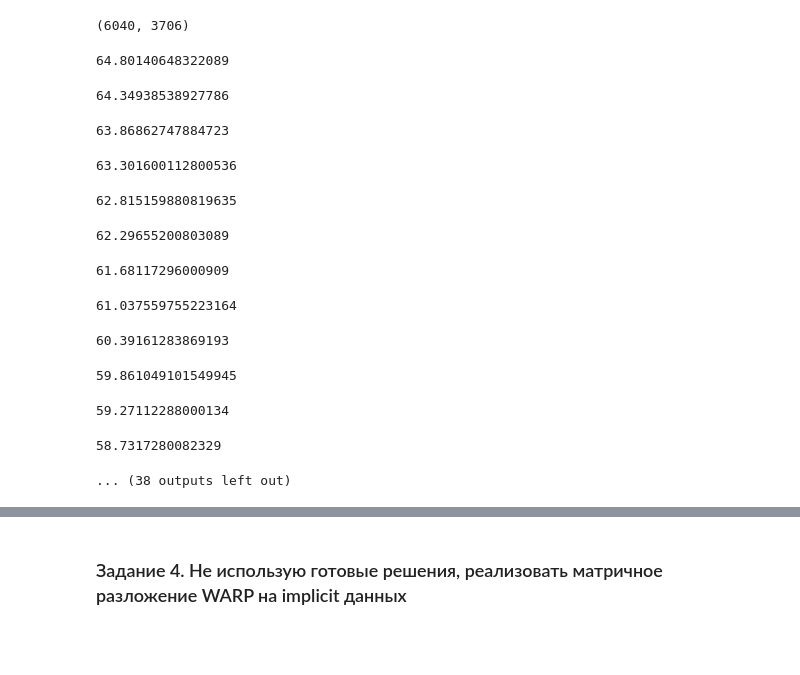
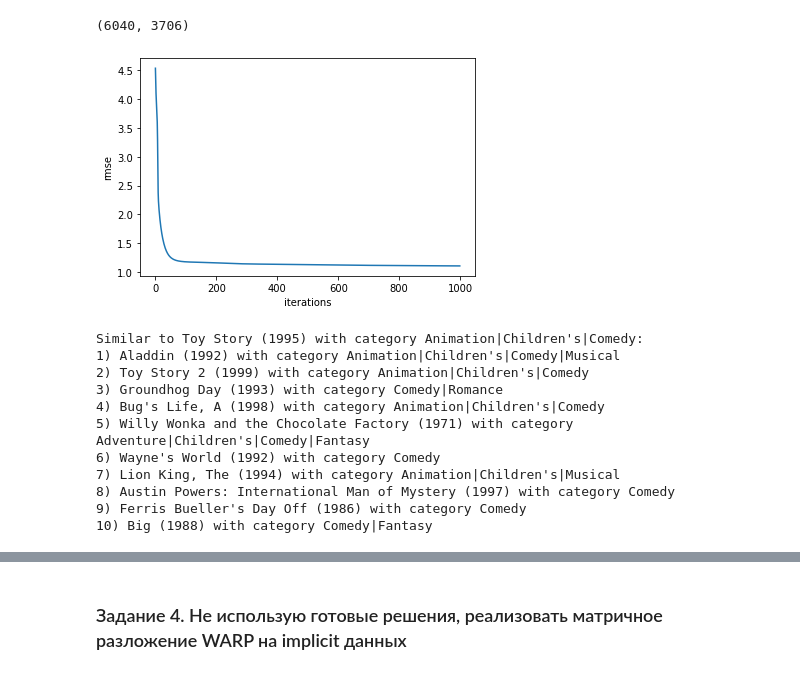
Before and after one commit to Anvarka/RecSys, a Jupyter notebook: HW_1_RECSYS_HSE.ipynb, the cells around one changed output, grey strips where cells are left out. Saved outputs shown, nothing was run; the diff lists cells and outputs as text; code cells hidden in the pictures; blank space fills up the shorter version.

```diff
--- a/HW_1_RECSYS_HSE.ipynb
+++ b/HW_1_RECSYS_HSE.ipynb
@@ -529,12 +525,13 @@ mov_users_data.shape
 import numpy as np
 from tqdm import tqdm
 # %%
-class GradientLR:
+class BPR:
     def __init__(self, alpha:float, epochs=60, lambda_=0.01, hidden_dim=64):
         self.alpha = alpha
         self.epochs = epochs
         self.hidden_dim = hidden_dim
         self.lambda_ = lambda_
+        self.losses = []
 
     def get_negative_item(self, user, movies, count):
         if len(negatives[user]) == 0:
@@ -565,6 +562,7 @@ class GradientLR:
 
 
     def fit(self, ratings):
+        self.losses = []
         movies = np.array(ratings["movie_id"].unique())
 
         dict_movies = {}
@@ -617,23 +615,27 @@ class GradientLR:
                 differential = temp
                 self.v[negative_ids] = self.v[negative_ids] + self.alpha * (-res - self.lambda_ * score_negative)
             score = self.u @ self.v.T
-            print(np.mean(score**2))
+            self.losses.append(np.sqrt(np.mean(score**2)))
 # %%
 import numpy as np
 
-regr = GradientLR(alpha=0.01, epochs=50, lambda_=1)
-regr.fit(ratings)
+bpr_model = BPR(alpha=0.01, epochs=1000, lambda_=1)
+bpr_model.fit(ratings)
-# %% [output]
-64.80140648322089
-64.34938538927786
-63.86862747884723
-63.301600112800536
-62.815159880819635
-62.29655200803089
-61.68117296000909
-61.037559755223164
-60.39161283869193
-59.861049101549945
-59.27112288000134
-58.7317280082329
-... (38 outputs left out)
+# %%
+get_plot_of_loss(bpr_model.losses)
+# %% [output]
+[figure, added]
+# %%
+get_similars(1, regr)
+# %% [output]
+Similar to Toy Story (1995) with category Animation|Children's|Comedy:
+1) Aladdin (1992) with category Animation|Children's|Comedy|Musical
+2) Toy Story 2 (1999) with category Animation|Children's|Comedy
+3) Groundhog Day (1993) with category Comedy|Romance
+4) Bug's Life, A (1998) with category Animation|Children's|Comedy
+5) Willy Wonka and the Chocolate Factory (1971) with category Adventure|Children's|Comedy|Fantasy
+6) Wayne's World (1992) with category Comedy
+7) Lion King, The (1994) with category Animation|Children's|Musical
+8) Austin Powers: International Man of Mystery (1997) with category Comedy
+9) Ferris Bueller's Day Off (1986) with category Comedy
+10) Big (1988) with category Comedy|Fantasy
```
Also changed, not shown: parts of 10 cells of this notebook.
